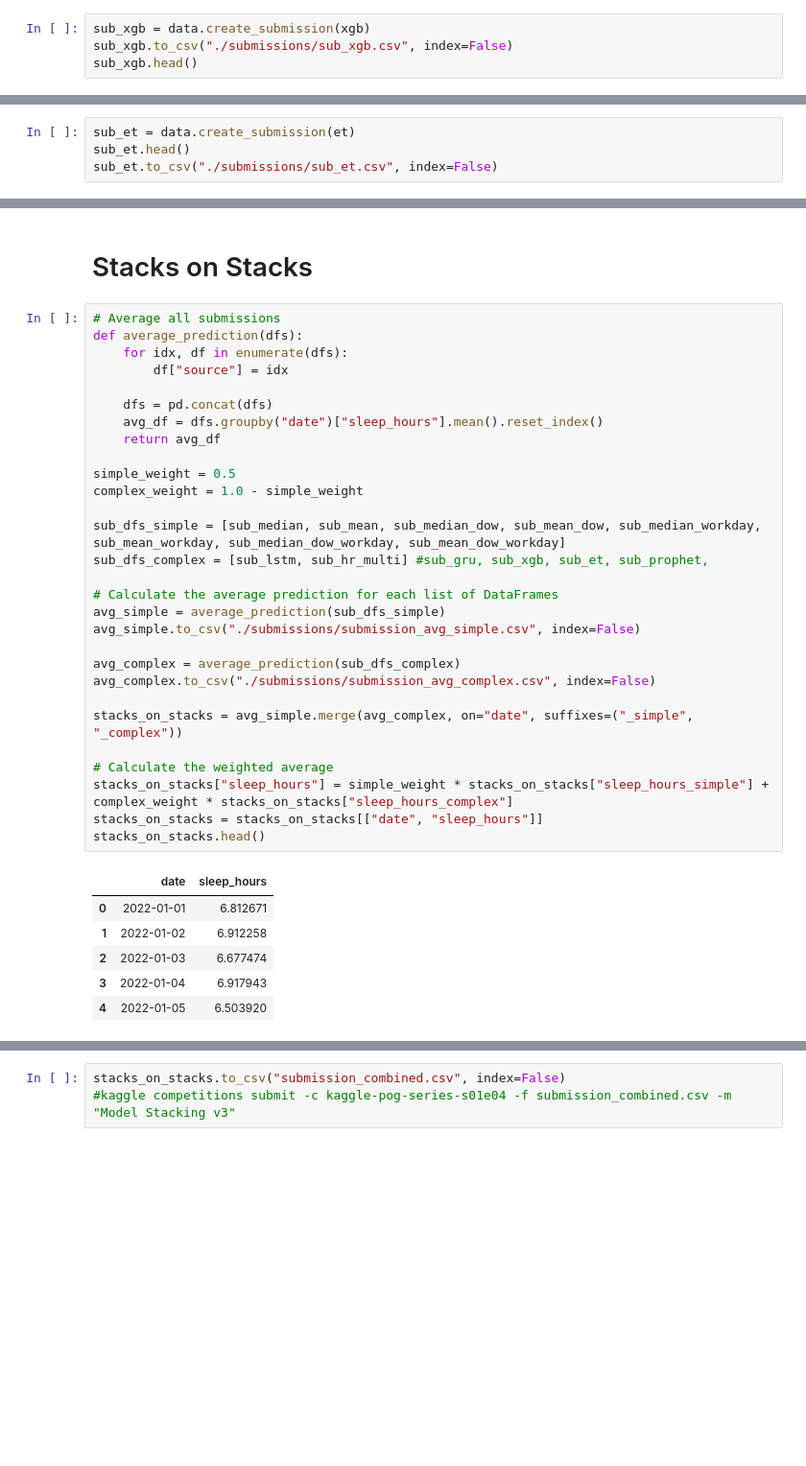
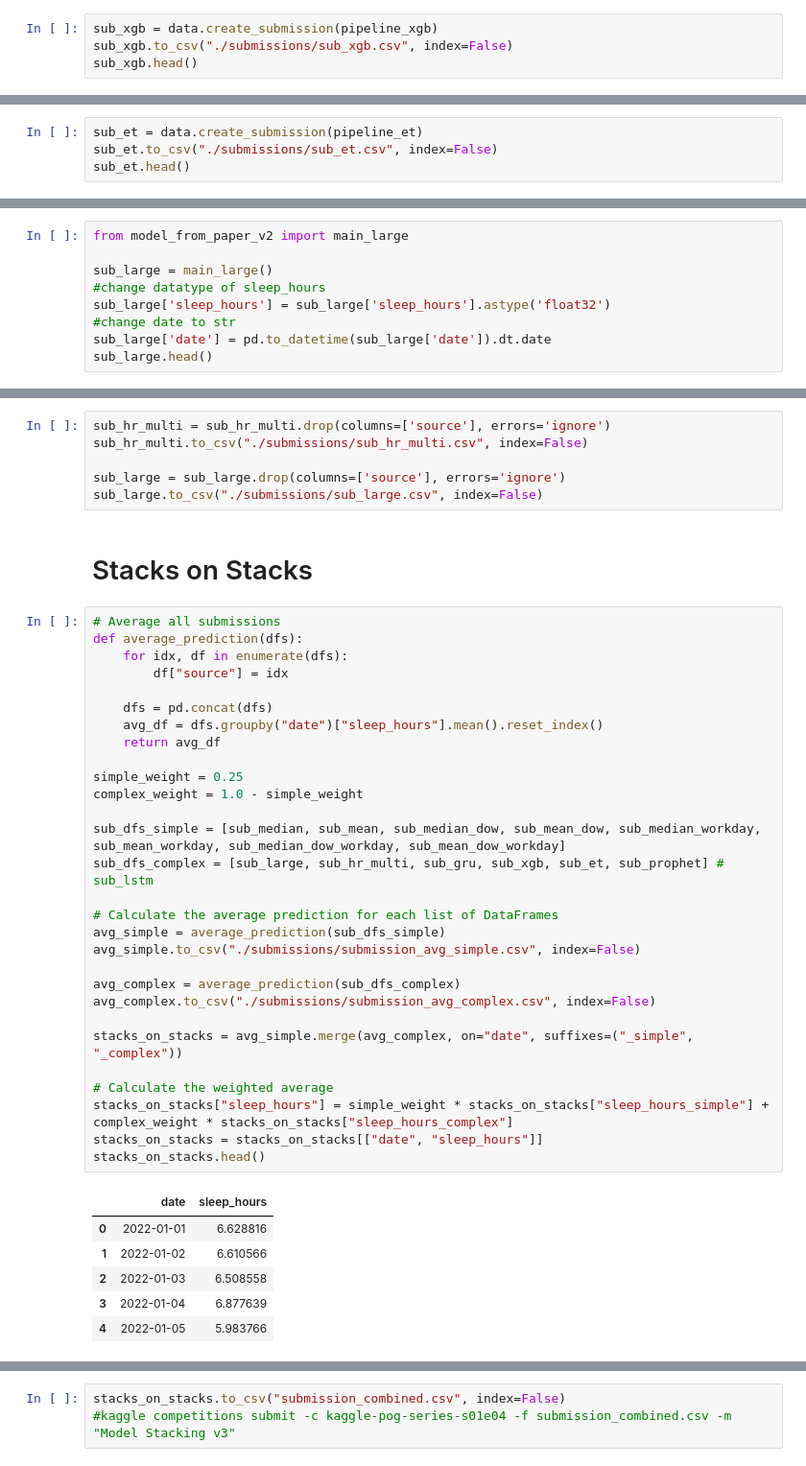
Before and after one commit to ds-sebastian/pog4-sleep-kaggle, a Jupyter notebook: stacks_on_stacks_on_stacks.ipynb, the cells around one changed output, grey strips where cells are left out. Shown: that part at 96% size. Drawn from its saved outputs; the diff is of its cells as text; blank space fills up the shorter version.

```diff
--- a/stacks_on_stacks_on_stacks.ipynb
+++ b/stacks_on_stacks_on_stacks.ipynb
@@ -491,5 +691,5 @@ XGBRegressor(base_score=None, booster=None, callbacks=None,
 # %%
-sub_xgb = data.create_submission(xgb)
+sub_xgb = data.create_submission(pipeline_xgb)
 sub_xgb.to_csv("./submissions/sub_xgb.csv", index=False)
 sub_xgb.head()
 # %% [output]
@@ -538,7 +769,7 @@ ExtraTreesRegressor(bootstrap=True, max_depth=12, max_features='log2',
 # %%
-sub_et = data.create_submission(et)
+sub_et = data.create_submission(pipeline_et)
+sub_et.to_csv("./submissions/sub_et.csv", index=False)
 sub_et.head()
-sub_et.to_csv("./submissions/sub_et.csv", index=False)
 # %% [output]
 INFO - Creating submission dataset
 INFO - Featurizing time series data
@@ -568,0 +818,9 @@ mean sleep hours:  6.983957856341402
+# %%
+from model_from_paper_v2 import main_large
+
+sub_large = main_large()
+#change datatype of sleep_hours
+sub_large['sleep_hours'] = sub_large['sleep_hours'].astype('float32')
+#change date to str
+sub_large['date'] = pd.to_datetime(sub_large['date']).dt.date
+sub_large.head()
@@ -569,41 +881,47 @@ mean sleep hours:  6.983957856341402
+# %%
+sub_hr_multi = sub_hr_multi.drop(columns=['source'], errors='ignore')
+sub_hr_multi.to_csv("./submissions/sub_hr_multi.csv", index=False)
+
+sub_large = sub_large.drop(columns=['source'], errors='ignore')
+sub_large.to_csv("./submissions/sub_large.csv", index=False)
 # %% [markdown]
 # Stacks on Stacks
 # %%
 # Average all submissions
 def average_prediction(dfs):
     for idx, df in enumerate(dfs):
         df["source"] = idx
 
     dfs = pd.concat(dfs)
     avg_df = dfs.groupby("date")["sleep_hours"].mean().reset_index()
     return avg_df
 
-simple_weight = 0.5
+simple_weight = 0.25
 complex_weight = 1.0 - simple_weight
 
 sub_dfs_simple = [sub_median, sub_mean, sub_median_dow, sub_mean_dow, sub_median_workday, sub_mean_workday, sub_median_dow_workday, sub_mean_dow_workday]
-sub_dfs_complex = [sub_lstm, sub_hr_multi] #sub_gru, sub_xgb, sub_et, sub_prophet,
+sub_dfs_complex = [sub_large, sub_hr_multi, sub_gru, sub_xgb, sub_et, sub_prophet] # sub_lstm
 
 # Calculate the average prediction for each list of DataFrames
 avg_simple = average_prediction(sub_dfs_simple)
 avg_simple.to_csv("./submissions/submission_avg_simple.csv", index=False)
 
 avg_complex = average_prediction(sub_dfs_complex)
 avg_complex.to_csv("./submissions/submission_avg_complex.csv", index=False)
 
 stacks_on_stacks = avg_simple.merge(avg_complex, on="date", suffixes=("_simple", "_complex"))
 
 # Calculate the weighted average
 stacks_on_stacks["sleep_hours"] = simple_weight * stacks_on_stacks["sleep_hours_simple"] + complex_weight * stacks_on_stacks["sleep_hours_complex"]
 stacks_on_stacks = stacks_on_stacks[["date", "sleep_hours"]]
 stacks_on_stacks.head()
 # %% [output]
 |  | date | sleep_hours |
-| 0 | 2022-01-01 | 6.812671 |
-| 1 | 2022-01-02 | 6.912258 |
-| 2 | 2022-01-03 | 6.677474 |
-| 3 | 2022-01-04 | 6.917943 |
-| 4 | 2022-01-05 | 6.503920 |
+| 0 | 2022-01-01 | 6.628816 |
+| 1 | 2022-01-02 | 6.610566 |
+| 2 | 2022-01-03 | 6.508558 |
+| 3 | 2022-01-04 | 6.877639 |
+| 4 | 2022-01-05 | 5.983766 |
 # %%
 avg_complex.sleep_hours.plot()
 # %% [output]
```
Also changed, not shown: parts of 36 cells of this notebook, 19 other files.
